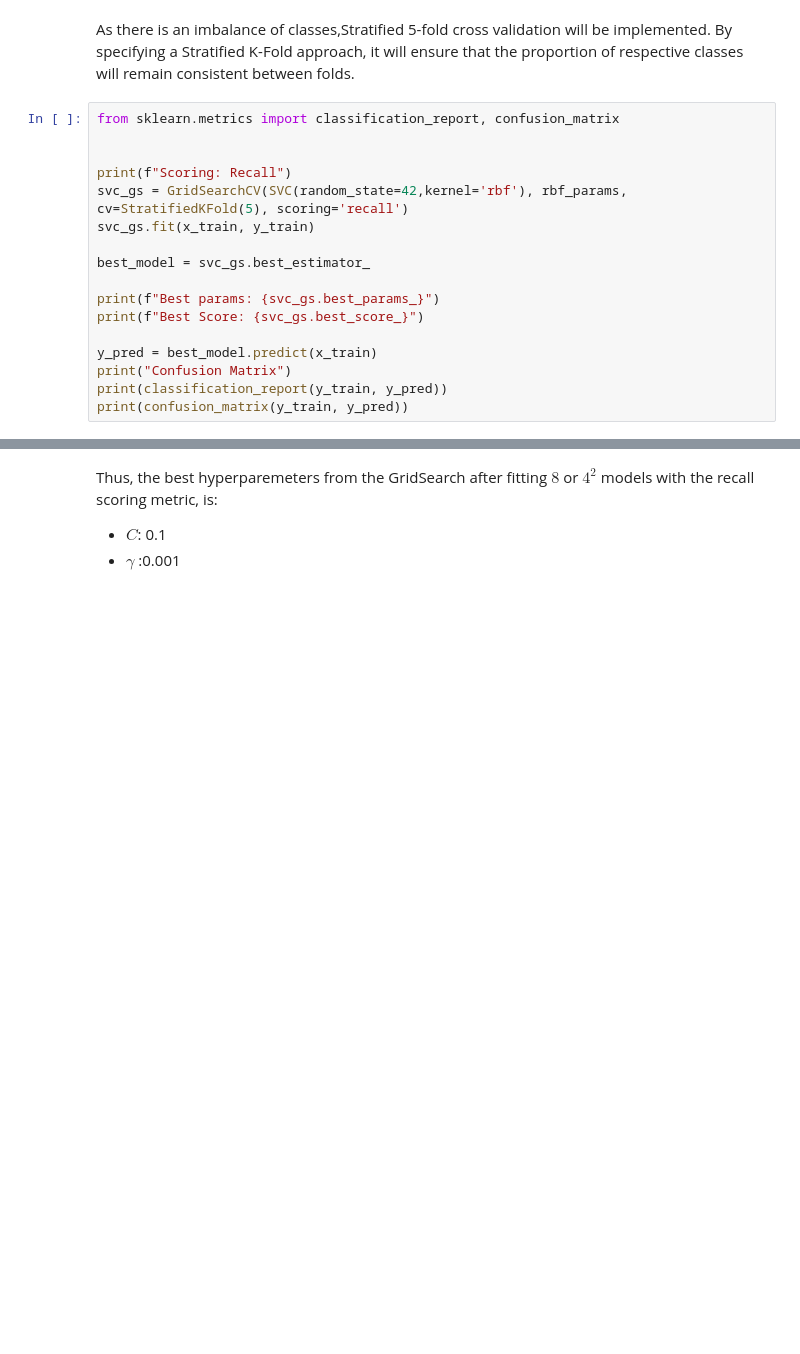
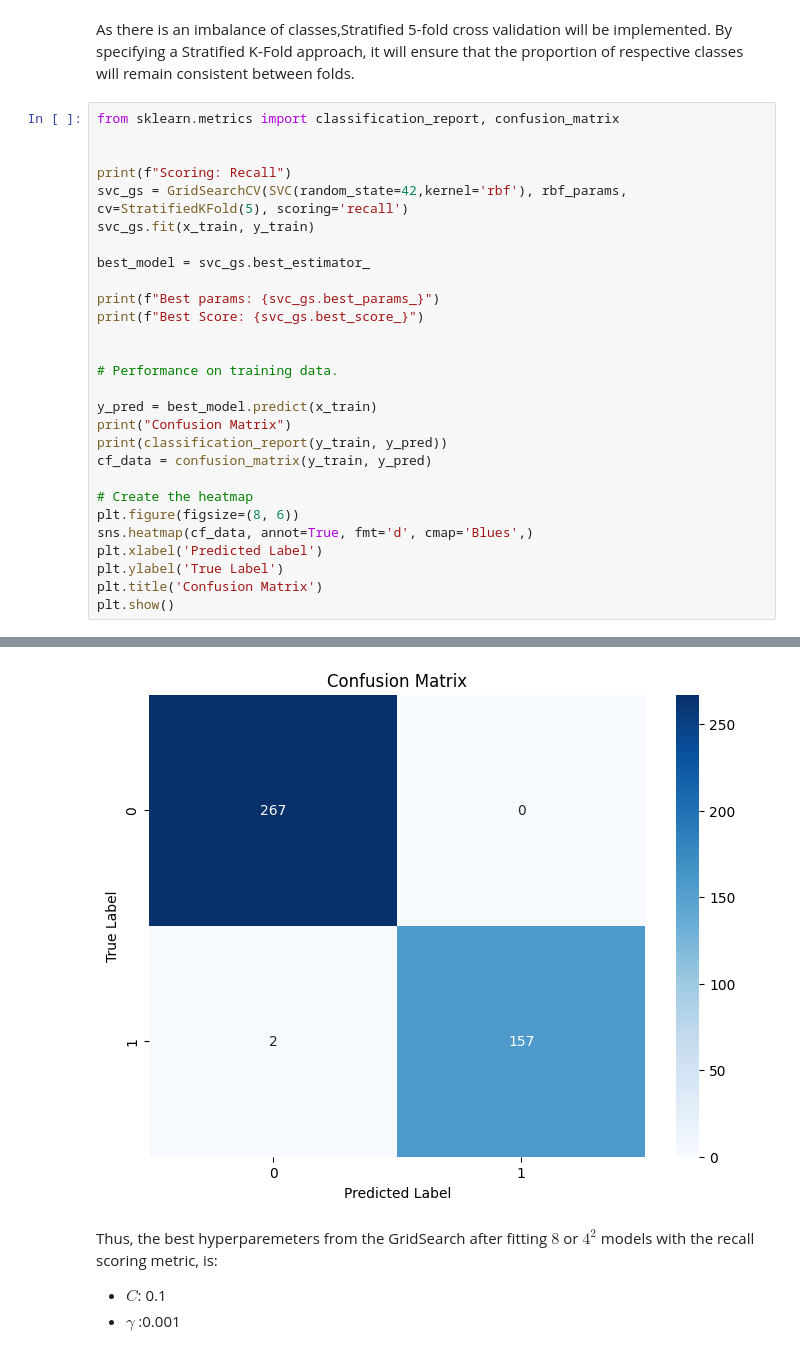
Before and after one commit to Martin-EvansUWA/ML-Project-1, a Jupyter notebook: 23621647.ipynb, the cells around one changed output, grey strips where cells are left out. Saved outputs shown, nothing was run; the diff lists cells and outputs as text; blank space fills up the shorter version.

Commit message:
added cf visualisations

```diff
--- a/23621647.ipynb
+++ b/23621647.ipynb
@@ -807,9 +807,20 @@ best_model = svc_gs.best_estimator_
 print(f"Best params: {svc_gs.best_params_}")
 print(f"Best Score: {svc_gs.best_score_}")
 
+
+# Performance on training data.
+
 y_pred = best_model.predict(x_train)
 print("Confusion Matrix")
 print(classification_report(y_train, y_pred))
-print(confusion_matrix(y_train, y_pred))
+cf_data = confusion_matrix(y_train, y_pred)
+
+# Create the heatmap
+plt.figure(figsize=(8, 6))
+sns.heatmap(cf_data, annot=True, fmt='d', cmap='Blues',)
+plt.xlabel('Predicted Label')
+plt.ylabel('True Label')
+plt.title('Confusion Matrix')
+plt.show()
 # %% [output]
 Scoring: Recall
@@ -830,3 +838,4 @@ weighted avg       0.98      0.98      0.98       426
+[figure, added]
 # %% [markdown]
 Thus, the best hyperparemeters from the GridSearch after fitting $8$ or  $ 4^2 $  models with the recall scoring metric, is:
 
```
Also changed, not shown: parts of 16 cells of this notebook.
